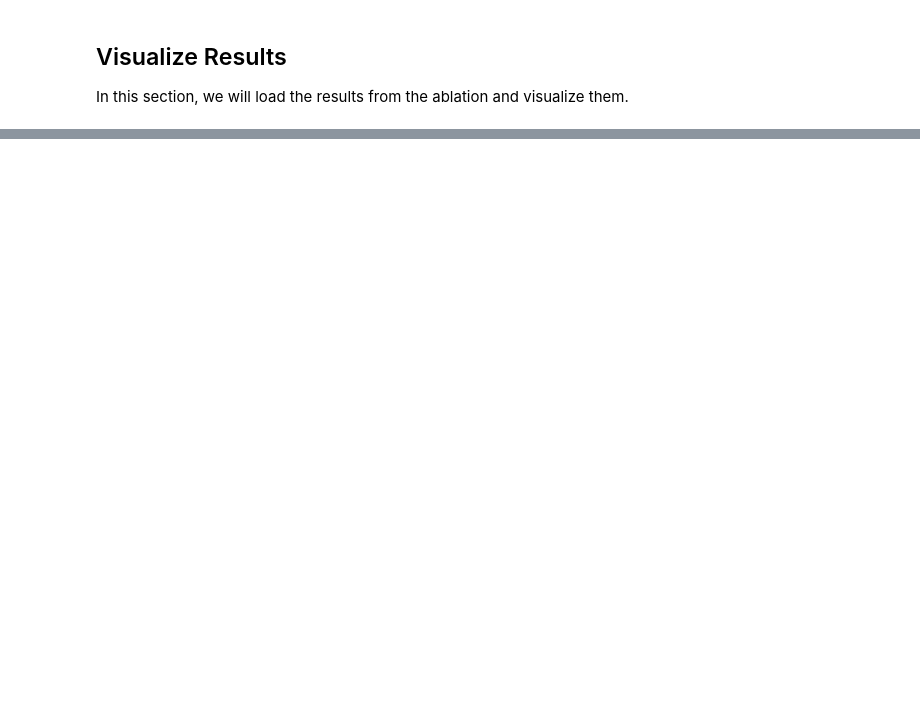
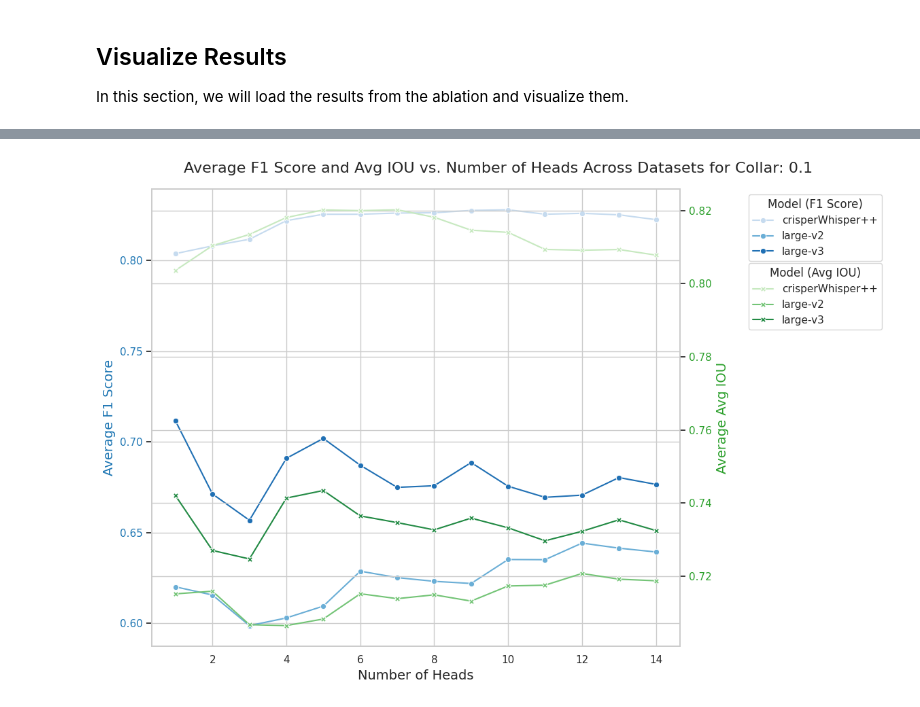
Before and after one commit to nyrahealth/CrisperWhisper, a Jupyter notebook: run_experiments/Segmentation_experiments.ipynb, the cells around one changed output, grey strips where cells are left out. Cells and saved outputs as stored; diff of their text form; code cells hidden in the pictures; blank space fills up the shorter version.

```diff
--- a/run_experiments/Segmentation_experiments.ipynb
+++ b/run_experiments/Segmentation_experiments.ipynb
@@ -329,0 +389,19 @@ with open(os.path.join(experiment_config['output_path'], 'baseline_ablations.pic
+# %%
+baseline_df = pd.DataFrame(baseline_output)
+df = baseline_df
+# Filter dataframe for Collar == 0.20
+filtered_df = df[df["Collar"] == 0.20]
+
+# Group by Model and Dataset, then find the maximum F1 Score and corresponding Avg IOU
+result_df = filtered_df.groupby(["Model", "Dataset"]).apply(
+    lambda x: x.loc[x["F1 Score"].idxmax(), ["F1 Score", "Avg IOU"]]
+).reset_index()
+
+
+pivoted_df = result_df.pivot(index='Dataset', columns='Model', values=['F1 Score', 'Avg IOU'])
+
+# Flatten the MultiIndex columns
+pivoted_df.columns = ['_'.join(col).strip() for col in pivoted_df.columns.values]
+pivoted_df.reset_index(inplace=True)
+
+pivoted_df
@@ -335,5 +419,5 @@ In this section, we will load the results from the ablation and visualize them.
 import pickle
 import os
 
-with open(os.path.join(experiment_config['output_path'], 'performance_vs_num_heads_original_granular.pickle'), 'rb') as f:
+with open(os.path.join(experiment_config['output_path'], 'full_ablations.pickle'), 'rb') as f:
     output = pickle.load(f)
@@ -340,6 +428,6 @@ with open(os.path.join(experiment_config['output_path'], 'performance_vs_num_hea
 # %%
 visualization_config = {
-    "models_to_compare": ["large-v3","crisperWhisper++"],
-    "output_path": "interspeech_2024/timing_outputs_head_selection/",
-    "visualization_datasets": ["timit", "ami_hf", "cv_14"],
+    "models_to_compare": ["large-v3","crisperWhisper++", "large-v2"],
+    "output_path": "plots",
+    "visualization_datasets": ["timit", "ami_hf", "cv_14", "synthetic_no_fillers_long_pauses"],
 }
@@ -362,7 +470,7 @@ import seaborn as sns
 import numpy as np
 for dataset in visualization_config["visualization_datasets"]:
     collar = .1
-    threshold = 0.08
+    threshold = 0.1 #threshold for splitting pauses
     filtered_df = df[df['Collar'] == collar]
     filtered_df = filtered_df[filtered_df['MedianFilterWidth'] == 3]
     filtered_df = filtered_df[filtered_df['Threshold'] == threshold]
@@ -387,8 +495,8 @@ for dataset in visualization_config["visualization_datasets"]:
     ax1.tick_params(axis='y', labelcolor=color_f1)
     ax1.legend(title='Model (F1 Score)', bbox_to_anchor=(1.12, 1), loc='upper left')
 
-    # Add horizontal line for F1 Score baseline
-    #ax1.axhline(y=baseline_f1, color='red', linestyle='--', linewidth=2, label='F1 Baseline Heads V2')
+
+    #ax1.axhline(y=whisper_t_f1_value, color='red', linestyle='--', linewidth=2, label='F1 Baseline')
     ax1.legend(title='F1 Score', bbox_to_anchor=(1.12, 1), loc='upper left')
 
     # Create a second y-axis for Avg IOU, sharing the same x-axis
@@ -403,5 +511,7 @@ for dataset in visualization_config["visualization_datasets"]:
     fig.suptitle(f'Comparison of F1 Score and Avg IOU vs. Number of greedily selected Heads at Collar={collar} for Dataset: {dataset}', fontsize=16)
     plt.tight_layout()
 
+
+    plt.savefig(os.path.join(visualization_config['output_path'], f'Average_F1_IOU_vs_number_of_heads_collar_{collar}_dataset_{dataset}.png'))
     # Show the plot
     plt.show()
@@ -416,7 +531,7 @@ collar = .1
 filtered_df = df[df['Collar'] == collar]
 filtered_df = filtered_df[filtered_df['Model'].isin(visualization_config["models_to_compare"])]
 filtered_df = filtered_df[filtered_df['MedianFilterWidth'] == 3]
-filtered_df = filtered_df[filtered_df['Threshold'] == 0.08]
+filtered_df = filtered_df[filtered_df['Threshold'] == 0.1]  #threshold for splitting pauses
 grouped_df = filtered_df.groupby(['Model', 'num_heads']).agg({
     'F1 Score': 'mean',
     'Avg IOU': 'mean',
@@ -428,33 +543,37 @@ grouped_df = filtered_df.groupby(['Model', 'num_heads']).agg({
 sns.set(style="whitegrid")
 
 # Initialize the matplotlib figure
 fig, ax1 = plt.subplots(figsize=(12, 8))
 
 # Colors for the two metrics
 colors = ['tab:blue', 'tab:green']
 
 # Plot F1 Score
 sns.lineplot(data=grouped_df, x='num_heads', y='F1 Score', hue='Model', ax=ax1, palette='Blues', marker='o')
 ax1.set_xlabel('Number of Heads', fontsize=14)
 ax1.set_ylabel('Average F1 Score', fontsize=14, color=colors[0])
 ax1.tick_params(axis='y', labelcolor=colors[0])
 
 # Create a second y-axis for Avg IOU
 ax2 = ax1.twinx()
 sns.lineplot(data=grouped_df, x='num_heads', y='Avg IOU', hue='Model', ax=ax2, palette='Greens', marker='X')
 ax2.set_ylabel('Average Avg IOU', fontsize=14, color=colors[1])
 ax2.tick_params(axis='y', labelcolor=colors[1])
 
 # Add legends
 ax1.legend(title='Model (F1 Score)', bbox_to_anchor=(1.12, 1), loc='upper left')
 ax2.legend(title='Model (Avg IOU)', bbox_to_anchor=(1.12, 0.85), loc='upper left')
 
 # Title and layout adjustment
 fig.suptitle(f'Average F1 Score and Avg IOU vs. Number of Heads Across Datasets for Collar: {collar}', fontsize=16)
 plt.tight_layout()
 
+
+plt.savefig(os.path.join(visualization_config['output_path'], f'Average_F1_IOU_vs_number_of_heads_collar_{collar}.png'))
 # Show the plot
 plt.show()
+# %% [output]
+[figure, added]
 # %%
 import pandas as pd
 import matplotlib.pyplot as plt
```
Also changed, not shown: parts of 18 cells of this notebook, 24 other files.
